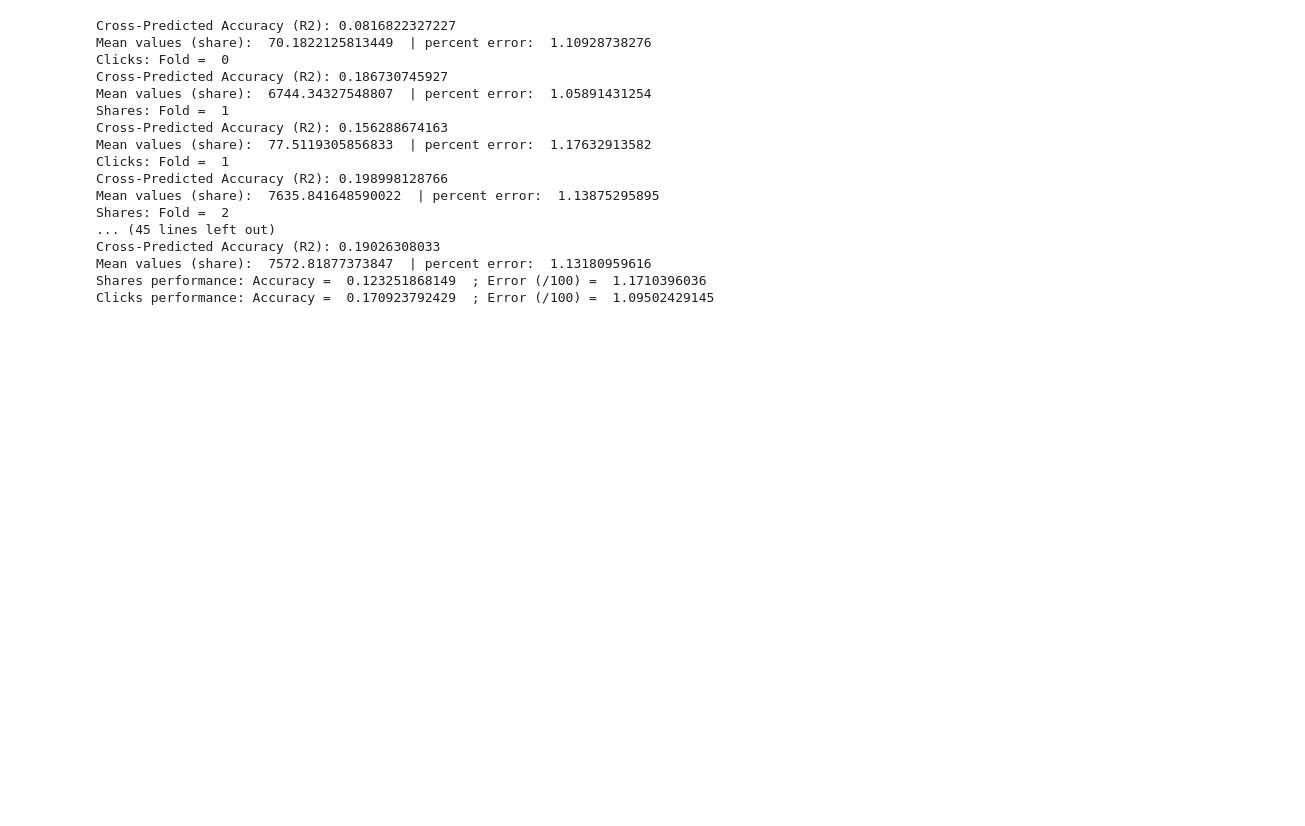
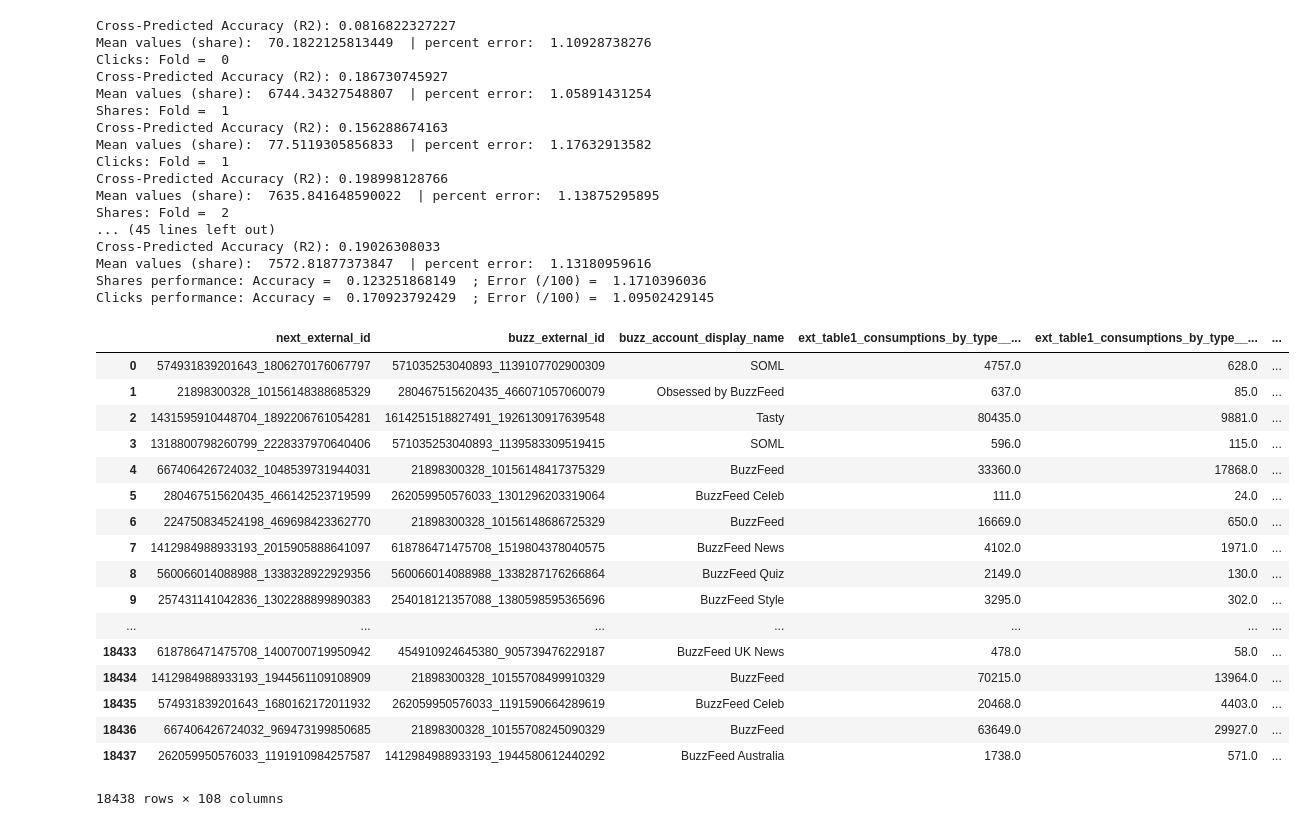
Before and after one commit to eshwarchandrasekharan/predict-pop, a Jupyter notebook: code/where-do-I-post-next.ipynb, the cells around one changed output. Saved outputs shown, nothing was run; the diff lists cells and outputs as text; code cells hidden in the pictures; blank space fills up the shorter version.

```diff
--- a/code/where-do-I-post-next.ipynb
+++ b/code/where-do-I-post-next.ipynb
@@ -1240,3 +1239,24 @@ Cross-Predicted Accuracy (R2): 0.19026308033
 Mean values (share):  7572.81877373847  | percent error:  1.13180959616
 Shares performance: Accuracy =  0.123251868149  ; Error (/100) =  1.1710396036
 Clicks performance: Accuracy =  0.170923792429  ; Error (/100) =  1.09502429145
+# %%
+train_df
+# %% [output]
+|  | next_external_id | buzz_external_id | buzz_account_display_name | ext_table1_consumptions_by_type__... | ext_table1_consumptions_by_type__... | ... |
+| 0 | 574931839201643_1806270176067797 | 571035253040893_1139107702900309 | SOML | 4757.0 | 628.0 | ... |
+| 1 | 21898300328_10156148388685329 | 280467515620435_466071057060079 | Obsessed by BuzzFeed | 637.0 | 85.0 | ... |
+| 2 | 1431595910448704_1892206761054281 | 1614251518827491_1926130917639548 | Tasty | 80435.0 | 9881.0 | ... |
+| 3 | 1318800798260799_2228337970640406 | 571035253040893_1139583309519415 | SOML | 596.0 | 115.0 | ... |
+| 4 | 667406426724032_1048539731944031 | 21898300328_10156148417375329 | BuzzFeed | 33360.0 | 17868.0 | ... |
+| 5 | 280467515620435_466142523719599 | 262059950576033_1301296203319064 | BuzzFeed Celeb | 111.0 | 24.0 | ... |
+| 6 | 224750834524198_469698423362770 | 21898300328_10156148686725329 | BuzzFeed | 16669.0 | 650.0 | ... |
+| 7 | 1412984988933193_2015905888641097 | 618786471475708_1519804378040575 | BuzzFeed News | 4102.0 | 1971.0 | ... |
+| 8 | 560066014088988_1338328922929356 | 560066014088988_1338287176266864 | BuzzFeed Quiz | 2149.0 | 130.0 | ... |
+| 9 | 257431141042836_1302288899890383 | 254018121357088_1380598595365696 | BuzzFeed Style | 3295.0 | 302.0 | ... |
+| ... | ... | ... | ... | ... | ... | ... |
+| 18433 | 618786471475708_1400700719950942 | 454910924645380_905739476229187 | BuzzFeed UK News | 478.0 | 58.0 | ... |
+| 18434 | 1412984988933193_1944561109108909 | 21898300328_10155708499910329 | BuzzFeed | 70215.0 | 13964.0 | ... |
+| 18435 | 574931839201643_1680162172011932 | 262059950576033_1191590664289619 | BuzzFeed Celeb | 20468.0 | 4403.0 | ... |
+| 18436 | 667406426724032_969473199850685 | 21898300328_10155708245090329 | BuzzFeed | 63649.0 | 29927.0 | ... |
+| 18437 | 262059950576033_1191910984257587 | 1412984988933193_1944580612440292 | BuzzFeed Australia | 1738.0 | 571.0 | ... |
+18438 rows × 108 columns
```
Also changed, not shown: parts of 7 cells of this notebook.
